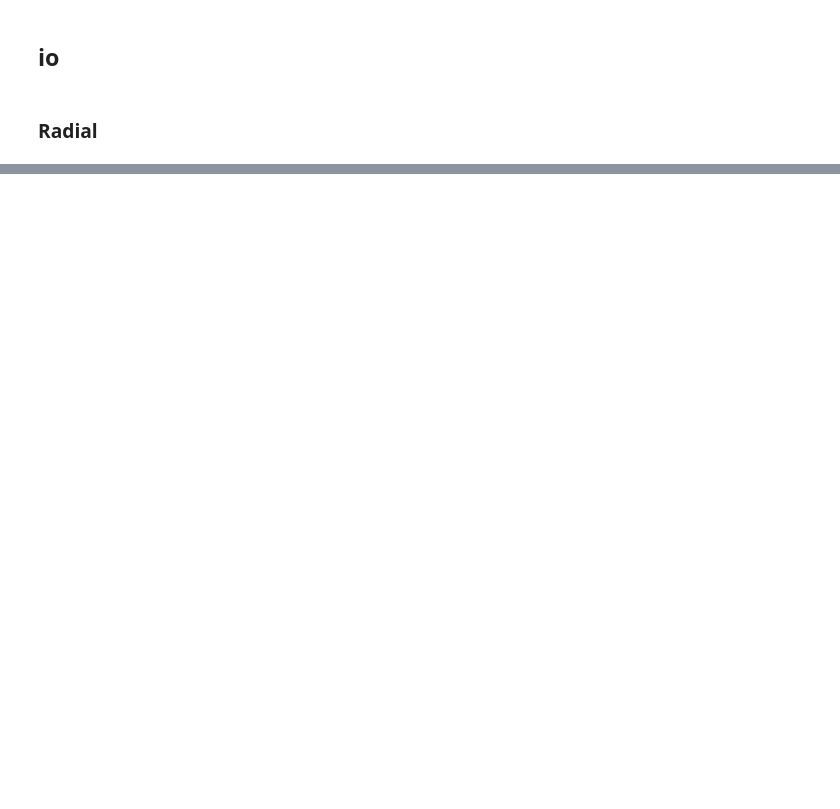
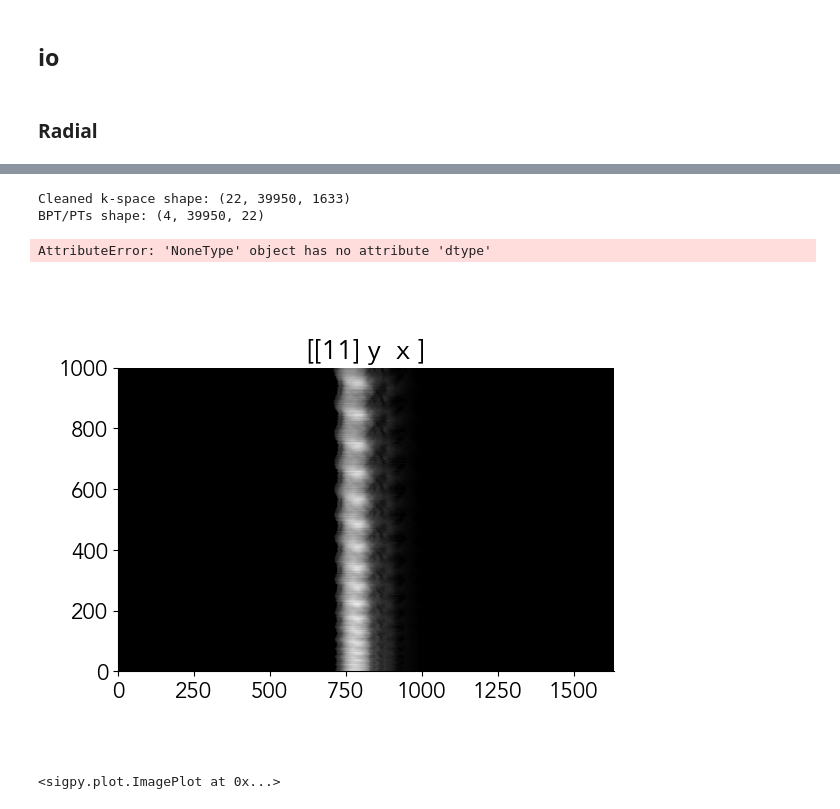
Before and after one commit to mikgroup/nonrigid-motion-bpt, a Jupyter notebook: examples/testing_libraries.ipynb, the cells around one changed output, grey strips where cells are left out. Cells and saved outputs as stored; diff of their text form; code cells hidden in the pictures; blank space fills up the shorter version.

```diff
--- a/examples/testing_libraries.ipynb
+++ b/examples/testing_libraries.ipynb
@@ -29,0 +147,8 @@ INFO: Running command: /mikQNAP/sanand/UTE/pcvipr_recon_binary -export_kdata -hd
+# %%
+# Path to radial ScanArchive folder
+inpdir = "/mikLKS/rinbha/BPT/MRMOTUS/test_data/radial/"
+
+# Create the object
+split_xk_bpt = SplitXkBPT(inp_dir=inpdir, verbose=True)
+# %%
+split_xk_bpt.run()
@@ -29,0 +166,17 @@ INFO: Running command: /mikQNAP/sanand/UTE/pcvipr_recon_binary -export_kdata -hd
+# %%
+print(f"Cleaned k-space shape: {split_xk_bpt.xk_cleaned.shape}")
+print(f"BPT/PTs shape: {split_xk_bpt.bpts.shape}")
+# %% [output]
+Cleaned k-space shape: (22, 39950, 1633)
+BPT/PTs shape: (4, 39950, 22)
+# %%
+xk_f = sp.ifft(split_xk_bpt.xk_ordered, axes=(-1,))
+pl.ImagePlot(xk_f[:,:1000])
+# %% [output]
+AttributeError: 'NoneType' object has no attribute 'dtype'
+# %%
+xk_f_cleaned = sp.ifft(split_xk_bpt.xk_cleaned, axes=(-1,))
+pl.ImagePlot(xk_f_cleaned[:,:1000])
+# %% [output]
+[figure, added]
+<sigpy.plot.ImagePlot at 0x...>
```
Also changed, not shown: parts of 22 cells of this notebook, 6 other files.
